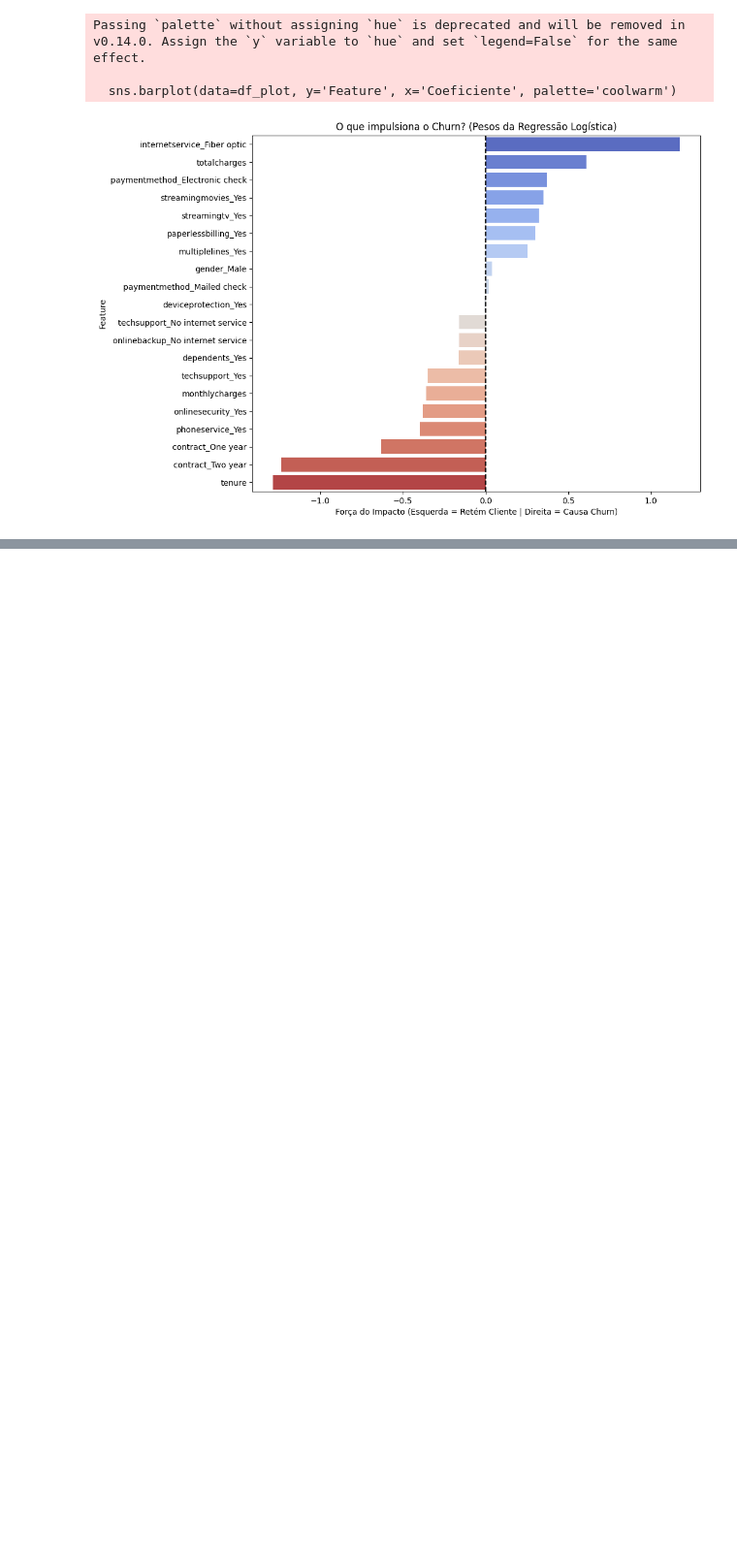
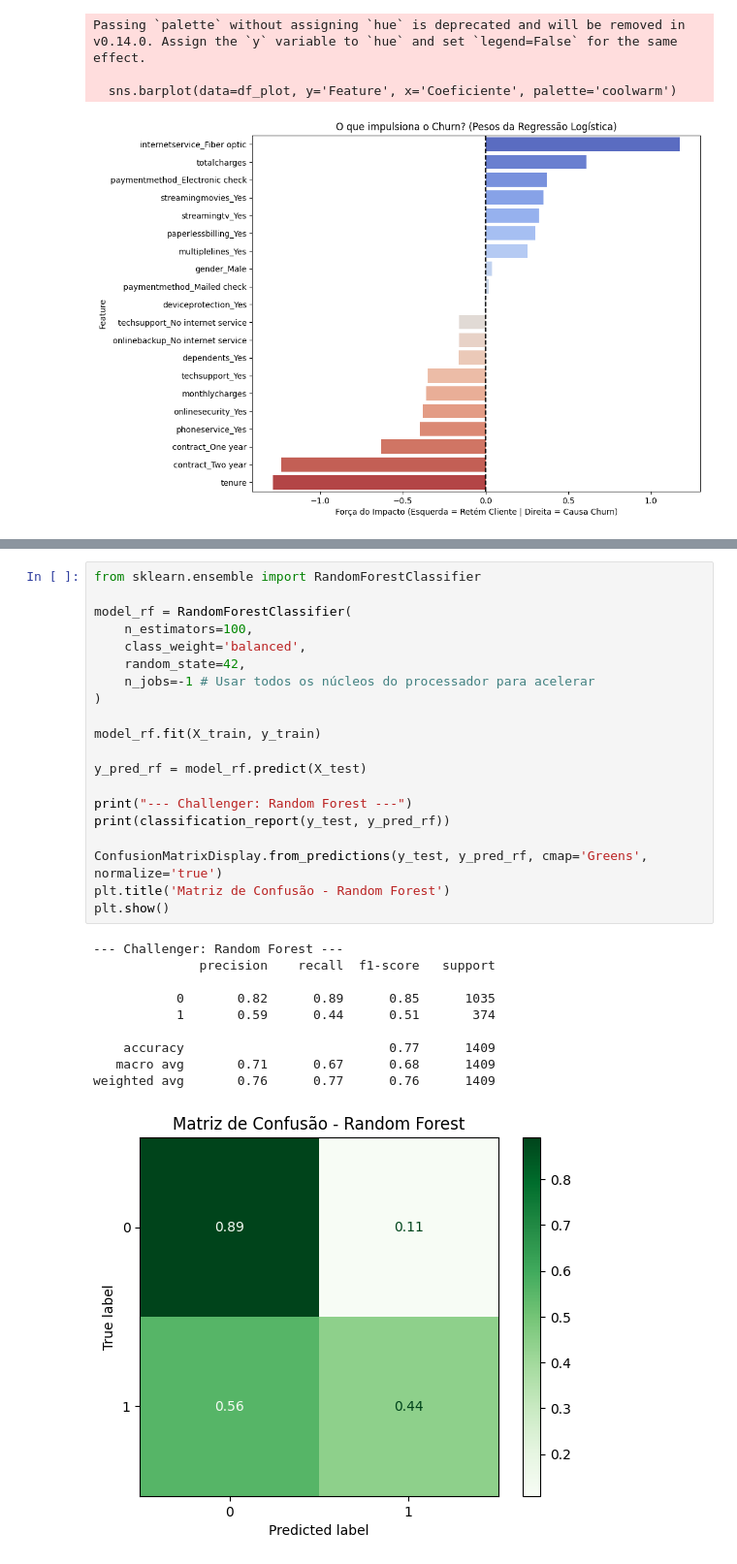
Before and after one commit to JCarapina/projeto-churn-telecom, a Jupyter notebook: notebooks/03_modeling.ipynb, the cells around one changed output, grey strips where cells are left out. Shown at 97% size. Drawn from its saved outputs; the diff is of its cells as text; blank space fills up the shorter version.

Commit message:
Random Forest

```diff
--- a/notebooks/03_modeling.ipynb
+++ b/notebooks/03_modeling.ipynb
@@ -90,0 +104,31 @@ Passing `palette` without assigning `hue` is deprecated and will be removed in v
+# %%
+from sklearn.ensemble import RandomForestClassifier
+
+model_rf = RandomForestClassifier(
+    n_estimators=100,
+    class_weight='balanced',
+    random_state=42,
+    n_jobs=-1 # Usar todos os núcleos do processador para acelerar
+)
+
+model_rf.fit(X_train, y_train)
+
+y_pred_rf = model_rf.predict(X_test)
+
+print("--- Challenger: Random Forest ---")
+print(classification_report(y_test, y_pred_rf))
+
+ConfusionMatrixDisplay.from_predictions(y_test, y_pred_rf, cmap='Greens', normalize='true')
+plt.title('Matriz de Confusão - Random Forest')
+plt.show()
+# %% [output]
+--- Challenger: Random Forest ---
+              precision    recall  f1-score   support
+
+           0       0.82      0.89      0.85      1035
+           1       0.59      0.44      0.51       374
+
+    accuracy                           0.77      1409
+   macro avg       0.71      0.67      0.68      1409
+weighted avg       0.76      0.77      0.76      1409
+[figure, added]
```
Also changed, not shown: parts of 3 cells of this notebook.
